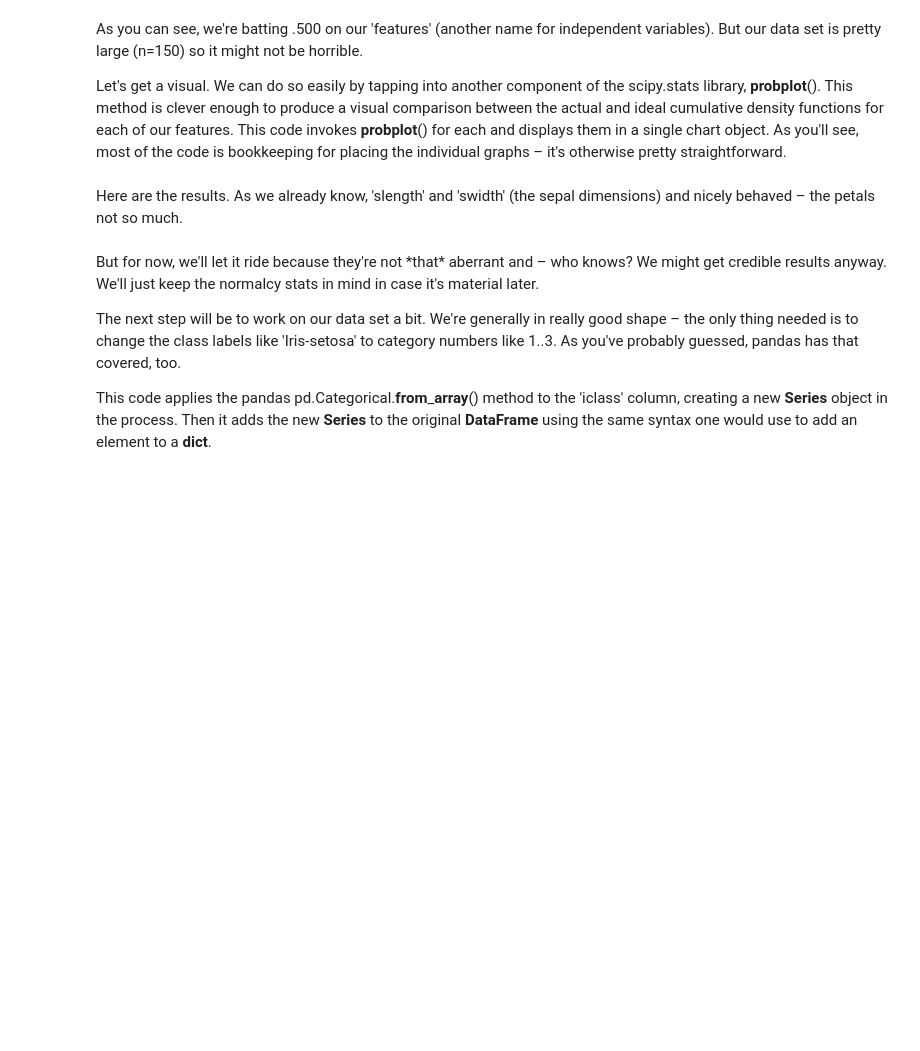
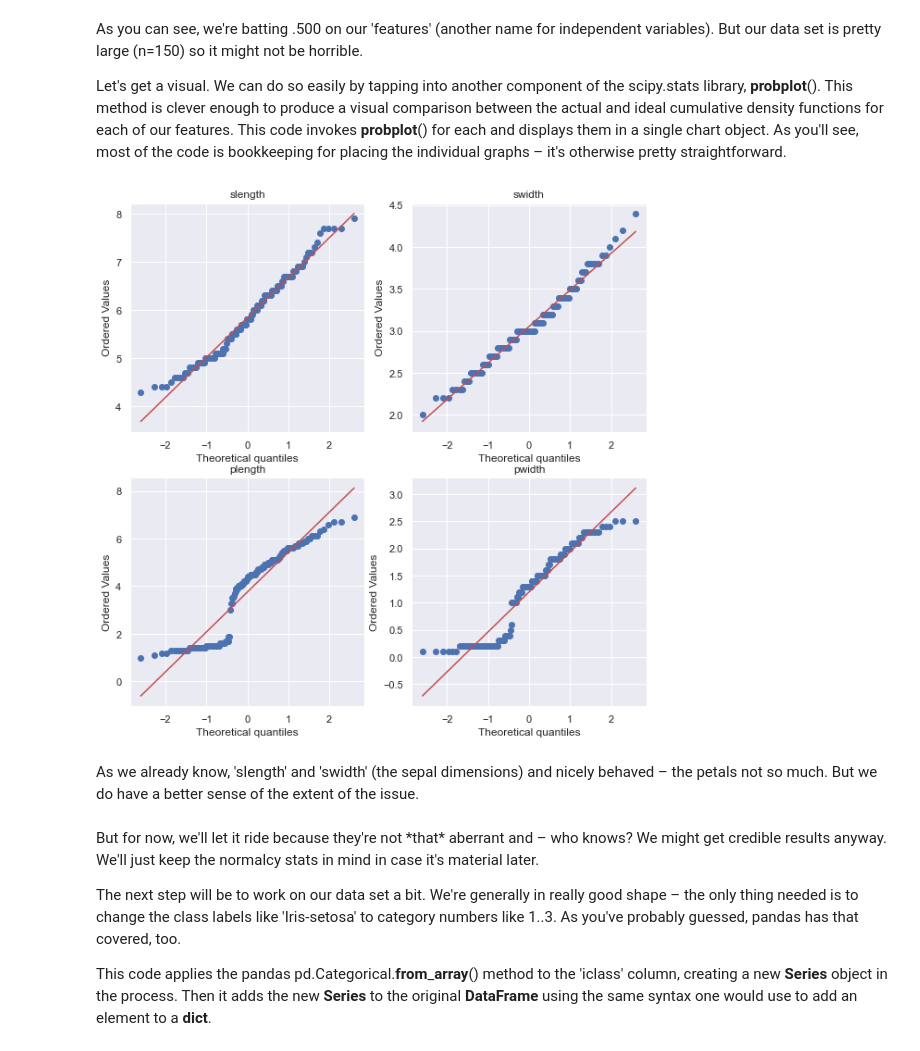
Before and after one commit to pbarton666/data_science_usn, a Jupyter notebook: py_class_day_5.ipynb, the cells around one changed output. Cells and saved outputs as stored; diff of their text form; code cells hidden in the pictures; blank space fills up the shorter version.

```diff
--- a/py_class_day_5.ipynb
+++ b/py_class_day_5.ipynb
@@ -1353,3 +1811,21 @@ distribution is normal, in this case).
 The logic simply loops over each of the independent variables,
 calculates the figure of merit, evaluates the p-value against the target
 and reports the results:
+# %%
+import scipy
+import math
+from matplotlib import pyplot as plt
+
+p_target = .05
+
+for iv in iv_names:
+    test = 'scipy.stats.to_numeric() test for normalicy'
+    data = pd.to_numeric(df[iv])
+    data = data
+    statistic, p = scipy.stats.normaltest(data)
+    if p > p_target:
+        result = "failed"
+    else:
+        result = "passed"
+
+    print(f"{test} at {p_target} {result} for {iv}.  p-value = {p:.3f}.")
@@ -1365,9 +1846,32 @@ ideal cumulative density functions for each of our features. This code
 invokes **probplot**() for each and displays them in a single chart
 object. As you'll see, most of the code is bookkeeping for placing the
 individual graphs – it's otherwise pretty straightforward.
+# %%
+cols = 2
+rows = math.ceil(len(iv_names)/cols)
+
+# create a plot object
+figure = plt.figure()
+figure.set_size_inches(10,10)
+# loop over our data vectors and create Q-Q charts for each
+row = 1
+col = 1
+subplot = 1
+for iv in iv_names:
+    data = pd.to_numeric(df[iv])
+    plt.subplot(rows, cols, subplot)  # create the subplot
+    scipy.stats.probplot(data, plot=plt)  # stuff it w/ data
+    plt.title(iv)  # give it a nice title
+    # reset indices
+    col += 1
+    if cols:
+        col = 1
+        row += 1
+        subplot += 1
+# %% [output]
+[figure, added]
 # %% [markdown]
-Here are the results. As we already know, 'slength' and 'swidth' (the
-sepal dimensions) and nicely behaved – the petals not so much.
+As we already know, 'slength' and 'swidth' (the sepal dimensions) and nicely behaved – the petals not so much.  But we do have a better sense of the extent of the issue.
 # %% [markdown]
 But for now, we'll let it ride because they're not \*that\* aberrant and
 – who knows? We might get credible results anyway. We'll just keep the
```
Also changed, not shown: parts of 87 cells of this notebook, 1 other file.
